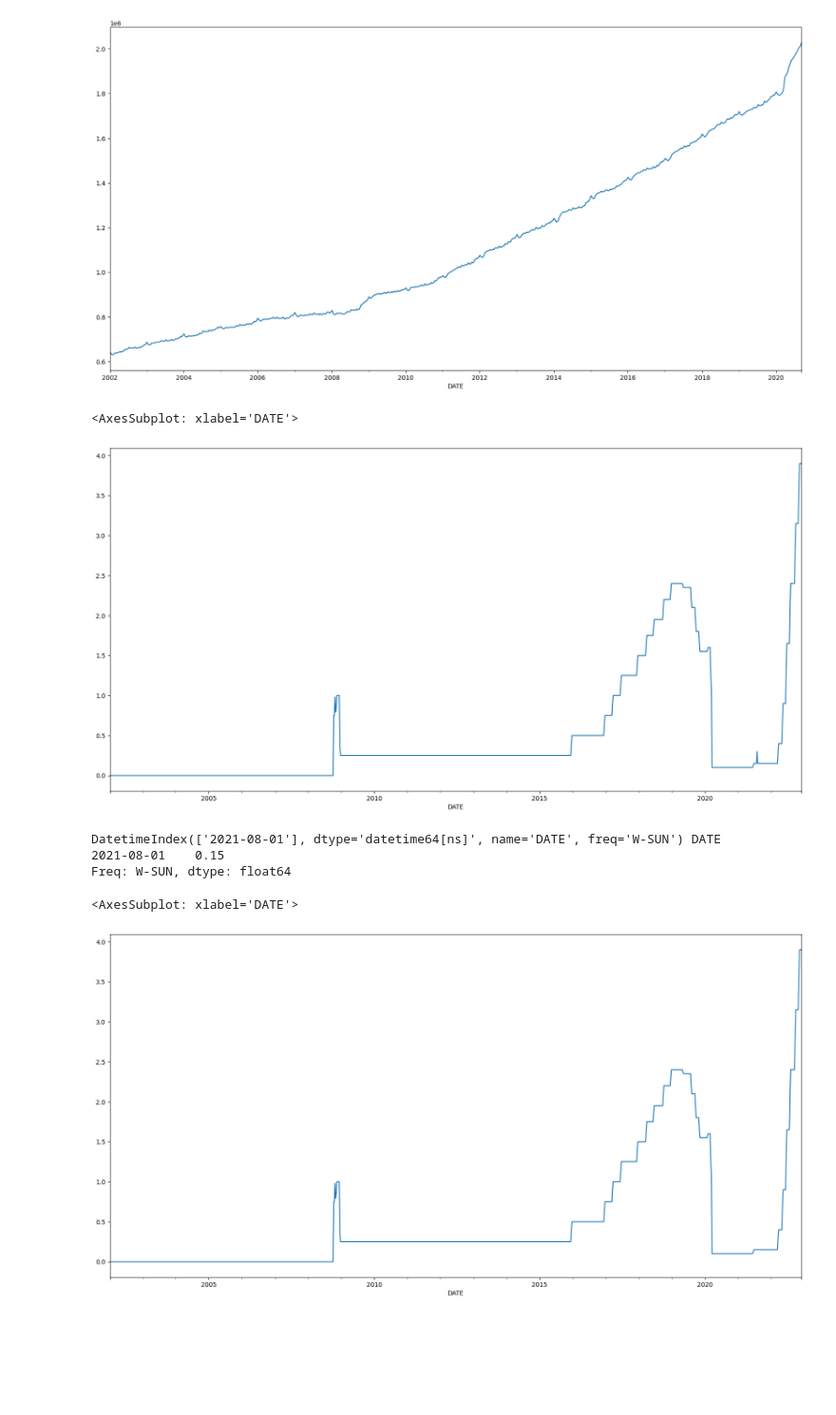
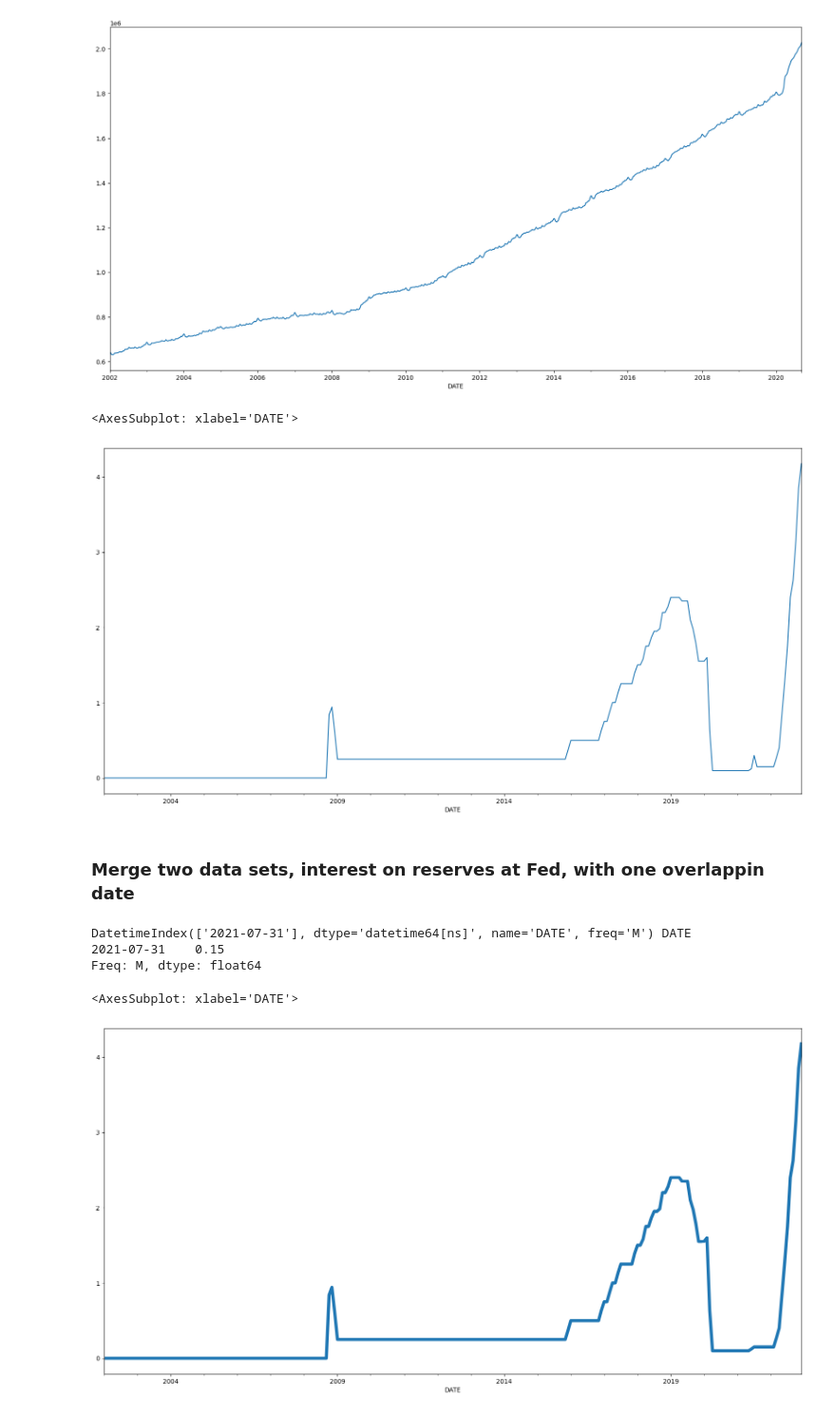
Before and after one commit to Tetteh96/ECON-611-Projects, a Jupyter notebook: Ch4/project 6.ipynb, the cells around one changed output. Shown at 95% size. Cells and saved outputs as stored; diff of their text form; code cells hidden in the pictures; blank space fills up the shorter version.

```diff
--- a/Ch4/project 6.ipynb
+++ b/Ch4/project 6.ipynb
@@ -35,16 +44,24 @@ df.plot.line(figsize = (20, 10))
 # %%
-def gather_data(data_code,
-                start,
-                end = datetime.datetime.today(),
-                freq = 'M'):
+# Define a function called gather_data that takes in several parameters
+def gather_data(data_code, start,
+                end=datetime.datetime.today(),
+                freq='M'):
+
+    # Initialize a flag variable to False
     df_init = False
+
+    # Loop through each key-value pair in data_codes
     for key, code in data_codes.items():
+        # Check if a DataFrame has been created yet
         if df_init == False:
-            df = web.DataReader(
-                code, 'fred', start, end).resample(freq).mean() # first() or last() or median
+            # If not, create a new DataFrame and store the retrieved data
+            df = web.DataReader(code, 'fred', start, end).resample(freq).mean() # first() or last() or median
             df.rename(columns= {code:key}, inplace= True)
             df_init = True
         else:
+            # If a DataFrame has already been created, add the retrieved data to it
             df[key] = web.DataReader(code, 'fred', start, end).resample(freq).mean()
+
+    # Return the final DataFrame
     return df
 # %%
@@ -89,6 +115,7 @@ data['Base: Currency in Circulation'].plot.line(ax = ax)
 <AxesSubplot: xlabel='DATE'>
 [figure]
 # %%
+# Define FRED codes for economic indicators
 data_codes  = {'Base: Total ($ Mil)': 'BOGMBASE',
                'Base: Currency in Circulation ($ Mil)': 'WCURCIR',
                # Assets
@@ -129,7 +156,8 @@ data_codes  = {'Base: Total ($ Mil)': 'BOGMBASE',
                'Vault Cash Used as Req. ($ Mil)': 'VAULT',
                }
 
-data = gather_data(data_code = data_codes,
-                    start = start,
-                    end = end,
-                    freq = 'W')
+# Call the gather_data() function to retrieve the data
+data = gather_data(data_code=data_codes,
+                   start=start,
+                   end=end,
+                   freq='M')
@@ -141,23 +172,38 @@ plot_data = plot_data.sum(axis=1)
 plot_data.plot.line(ax = ax)
 # %% [output]
 <AxesSubplot: xlabel='DATE'>
-[figure, old version]
+[figure, new version]
+# %% [markdown]
+### Merge two data sets, interest on reserves at Fed, with one overlappin date
 # %%
+# Select the columns from the DataFrame that contain interest data
 plot_data = data[['Interest on Reserve Balances', 'Interest on Excess Reserves']]
+
+# Find any rows where the two columns equal
 match = plot_data[plot_data['Interest on Reserve Balances'] == plot_data['Interest on Excess Reserves']]
+
+# Extract the date indices of the matching rows and calculate the average
 match_date = match.index
-match_val = match.sum(axis = 1) / 2
+match_val = match.sum(axis=1) / 2
+
+# Fill any missing values in the DataFrame with zero
 plot_data = plot_data.fillna(0)
+
+# Sum the values in each row to get the total
 plot_data = plot_data.sum(axis=1)
+
+# Replace the match_date with match_val
 plot_data.loc[match_date] = match_val
+
+# Print the match_date and match_val
 print(match_date, match_val)
 # %% [output]
-DatetimeIndex(['2021-08-01'], dtype='datetime64[ns]', name='DATE', freq='W-SUN') DATE
-2021-08-01    0.15
-Freq: W-SUN, dtype: float64
+DatetimeIndex(['2021-07-31'], dtype='datetime64[ns]', name='DATE', freq='M') DATE
+2021-07-31    0.15
+Freq: M, dtype: float64
 # %%
 fig, ax = plt.subplots(figsize = (20, 10))
-plot_data.plot.line(ax = ax)
+plot_data.plot.line(linewidth = 5, ax = ax)
 # %% [output]
 <AxesSubplot: xlabel='DATE'>
-[figure, old version]
+[figure, new version]
```
Also changed, not shown: parts of 21 cells of this notebook, 2 other files.
